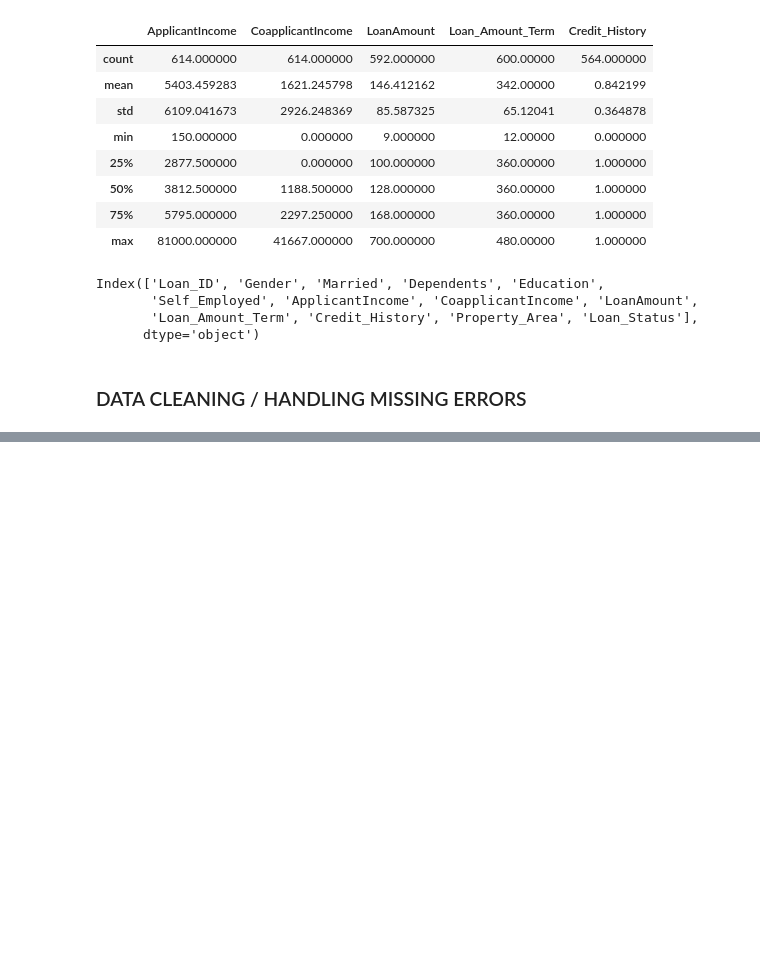
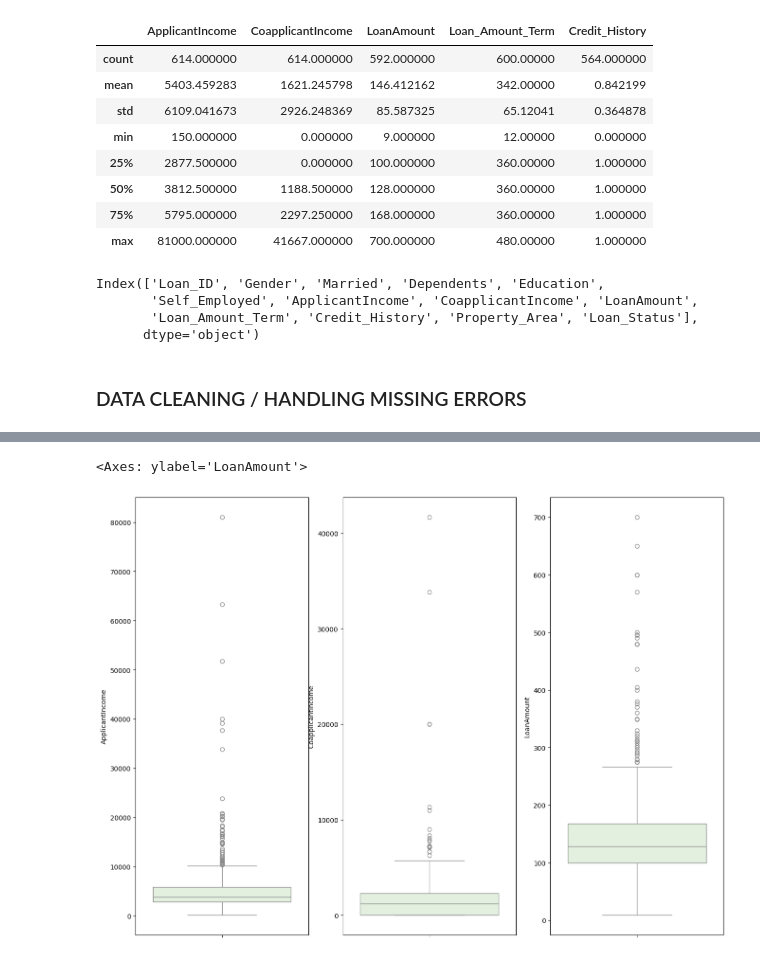
Before and after one commit to Meritus3266/My_Task, a Jupyter notebook: Task/Olaiya_Solomon_Task_25/Home_loan.ipynb, the cells around one changed output, grey strips where cells are left out. Drawn from its saved outputs; the diff is of its cells as text; code cells hidden in the pictures; blank space fills up the shorter version.

```diff
--- a/Task/Olaiya_Solomon_Task_25/Home_loan.ipynb
+++ b/Task/Olaiya_Solomon_Task_25/Home_loan.ipynb
@@ -62,0 +89,8 @@ Index(['Loan_ID', 'Gender', 'Married', 'Dependents', 'Education',
+# %%
+missing_columns = [x for x in df.columns if df[x].isna().any() == True]
+missing_columns_int = [x for x in missing_columns if df[x].dtype in ['int64', 'float64']]
+missing_columns_obj = [x for x in missing_columns if x not in missing_columns_int]
+
+print(missing_columns)
+print("columns with missing int", missing_columns_int)
+print("columns with missing object", missing_columns_obj)
@@ -62,0 +109,5 @@ Index(['Loan_ID', 'Gender', 'Married', 'Dependents', 'Education',
+# %%
+#filling categorical columns with most frequent value
+for col in missing_columns_obj:
+    most_frequent = df[col].mode()[0]
+    df[col].fillna(most_frequent, inplace=True)
@@ -62,0 +136,9 @@ Index(['Loan_ID', 'Gender', 'Married', 'Dependents', 'Education',
+# %%
+#categorical features
+obj_columns = [x for x in df.columns if df[x].dtype not in ['int64', 'float64']]
+obj_columns.append('Loan_Amount_Term')
+obj_columns.append('Credit_History')
+
+for col in obj_columns[1:]:
+    print(i)
+    print(df[col].value_counts())
@@ -62,0 +163,12 @@ Index(['Loan_ID', 'Gender', 'Married', 'Dependents', 'Education',
+# %%
+#numerical columns
+
+num_columns = [x for x in df.columns if x not in obj_columns]
+sns.set_palette(palette="Greens")
+fig, ax = plt.subplots(nrows = 1, ncols = 3, figsize = (16, 12))
+sns.boxplot(df[num_columns[0]], ax = ax[0])
+sns.boxplot(df[num_columns[1]], ax = ax[1])
+sns.boxplot(df[num_columns[2]], ax = ax[2])
+# %% [output]
+<Axes: ylabel='LoanAmount'>
+[figure, added]
```
Also changed, not shown: parts of 8 cells of this notebook, 8 other files.
